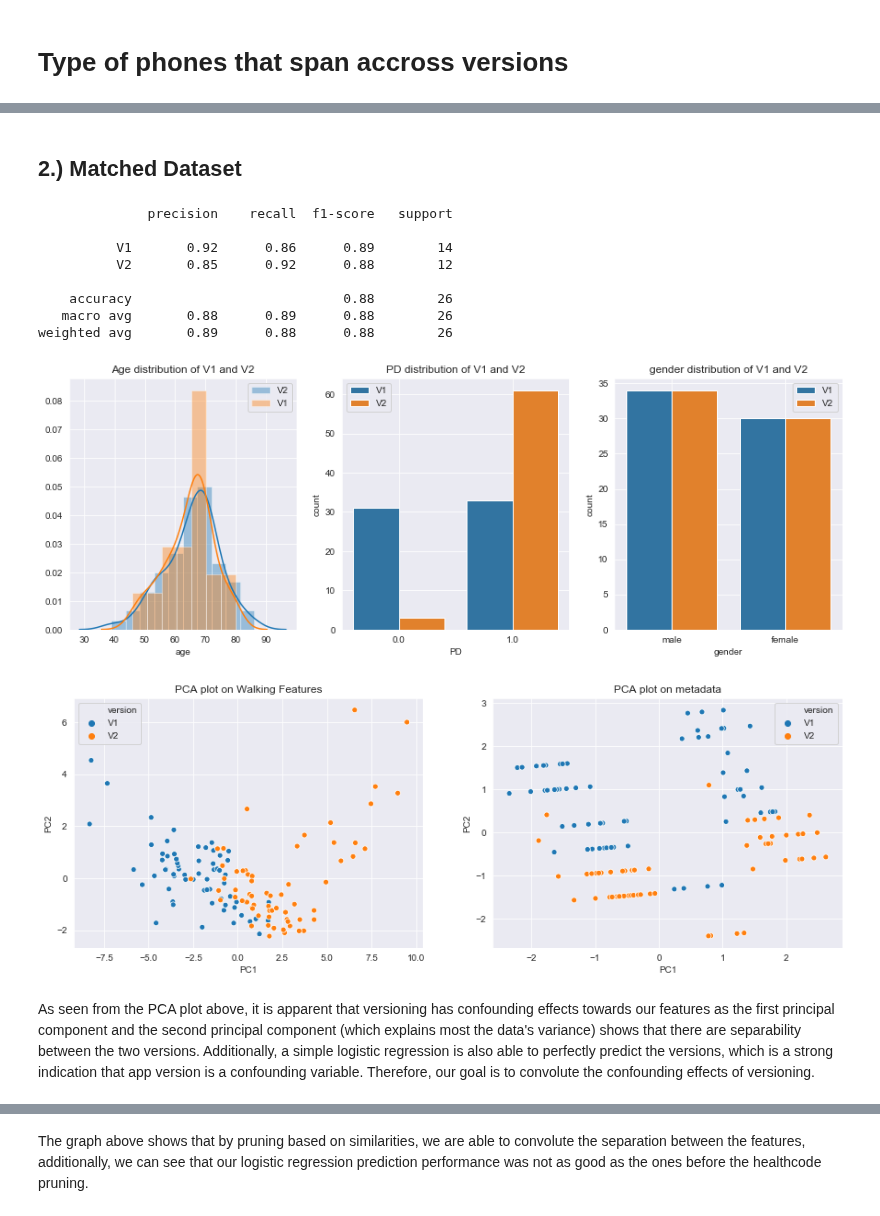
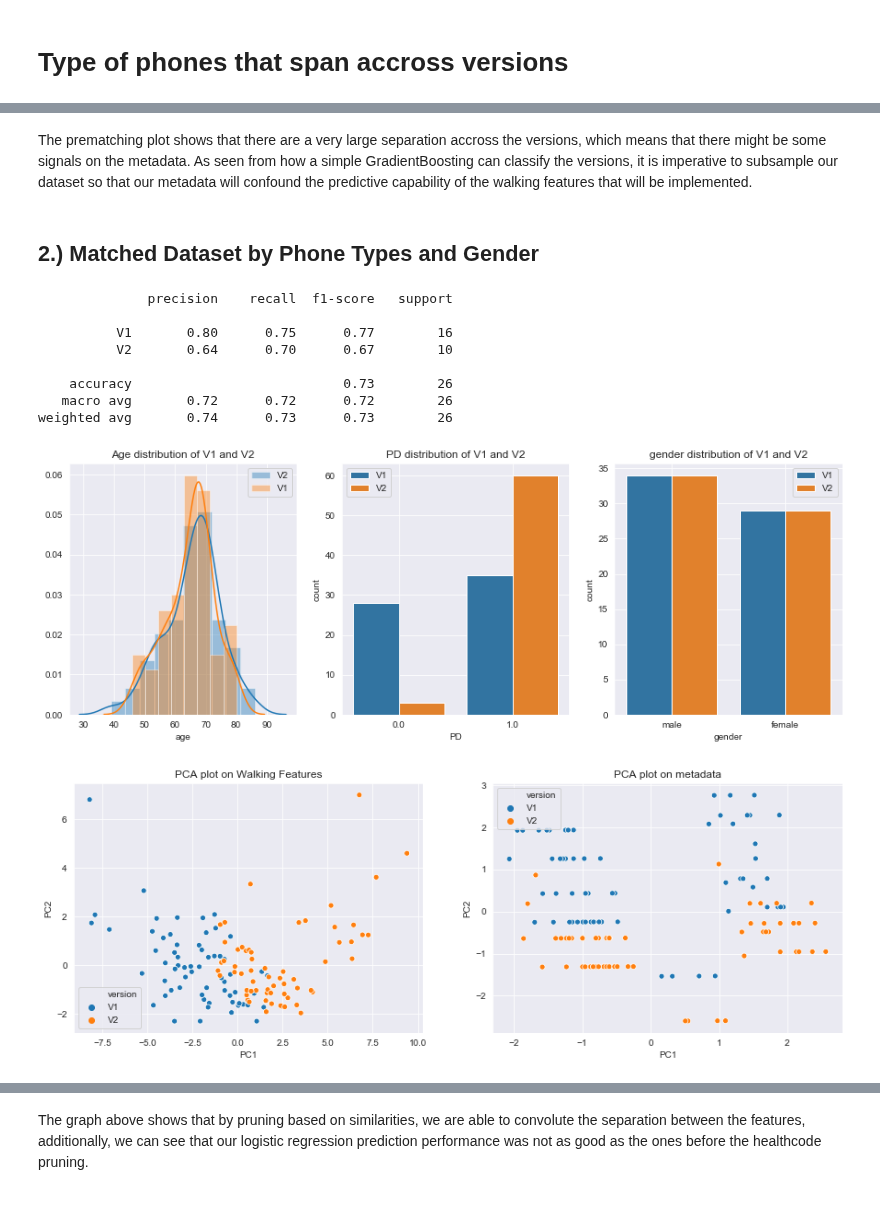
Before and after one commit to arytontediarjo/mPower-Analysis, a Jupyter notebook: Notebooks/Other-analysis-notebook/matching_preliminary_ideas.ipynb, the cells around one changed output, grey strips where cells are left out. Drawn from its saved outputs; the diff is of its cells as text; code cells hidden in the pictures.

```diff
--- a/Notebooks/Other-analysis-notebook/matching_preliminary_ideas.ipynb
+++ b/Notebooks/Other-analysis-notebook/matching_preliminary_ideas.ipynb
@@ -298,25 +300,20 @@ def QaD_correlation(values, classes, isFactor=None):
 
 
 ### retrieve version 1 data ###
-dataV1 = get_file_entity("syn21046180")
-dataV1 = preprocess(dataV1, "max", True)
-dataV1["version"] = "V1"
+dataV1 = get_file_entity("syn21248673")
 
 
 ### retrieve data from mPower version 2 ###
 ### side note: some data are prune to match the distribution to those in V1 ###
-dataV2 = get_file_entity("syn21046181")
-dataV2 = preprocess(dataV2, "max", True)
+dataV2 = get_file_entity("syn21248675")
 dataV2 = dataV2[dataV2["age"] >= dataV1["age"].min()]
-dataV2["version"] = "V2"
+
+### retrieve passive data ####
+dataPassive = get_file_entity("syn21248676")
 
 
-### retrieve passive data ####
-dataPassive = get_file_entity("syn21046184")
-dataPassive["version"] = "Passive"
-
 ## concatenate dataset and annotate iphone type ##
-data = pd.concat([dataV1, dataV2]).reset_index()
+data = pd.concat([dataV1, dataV2]).reset_index().dropna()
 data["phone_type"] = data["phoneInfo"].apply(annot_phone)
 # %% [markdown]
 # Type of phones that span accross versions
@@ -364,19 +363,19 @@ weighted avg       0.93      0.93      0.93        92
+# %% [markdown]
+The prematching plot shows that there are a very large separation accross the versions, which means that there might be some signals on the metadata. As seen from how a simple GradientBoosting can classify the versions, it is imperative to subsample our dataset so that our metadata will confound the predictive capability of the walking features that will be implemented.
 # %% [markdown]
-## 2.) Matched Dataset
+## 2.) Matched Dataset by Phone Types and Gender
 # %%
-balance_hc_data = balance_hc(encoded_data).reset_index(drop = True)
+balance_hc_data = balance_hc(encoded_data, ["phone_type", "gender"]).reset_index(drop = True)
 show_distribution(balance_hc_data[metadata_feat_cols], "version")
 PCA_plotter(balance_hc_data, walking_feat_cols, OHE_feat_cols, "version")
 # %% [output]
               precision    recall  f1-score   support
 
-          V1       0.92      0.86      0.89        14
-          V2       0.85      0.92      0.88        12
+          V1       0.80      0.75      0.77        16
+          V2       0.64      0.70      0.67        10
 
-    accuracy                           0.88        26
-   macro avg       0.88      0.89      0.88        26
-weighted avg       0.89      0.88      0.88        26
+    accuracy                           0.73        26
+   macro avg       0.72      0.72      0.72        26
+weighted avg       0.74      0.73      0.73        26
-[figure, old version]
+[figure, new version]
-[figure, old version]
+[figure, new version]
-# %% [markdown]
-As seen from the PCA plot above, it is apparent that versioning has confounding effects towards our features as the first principal component and the second principal component (which explains most the data's variance) shows that there are separability between the two versions. Additionally, a simple logistic regression is also able to perfectly predict the versions, which is a strong indication that app version is a confounding variable. Therefore, our goal is to convolute the confounding effects of versioning.
```
Also changed, not shown: parts of 56 cells of this notebook, 2 other files.
